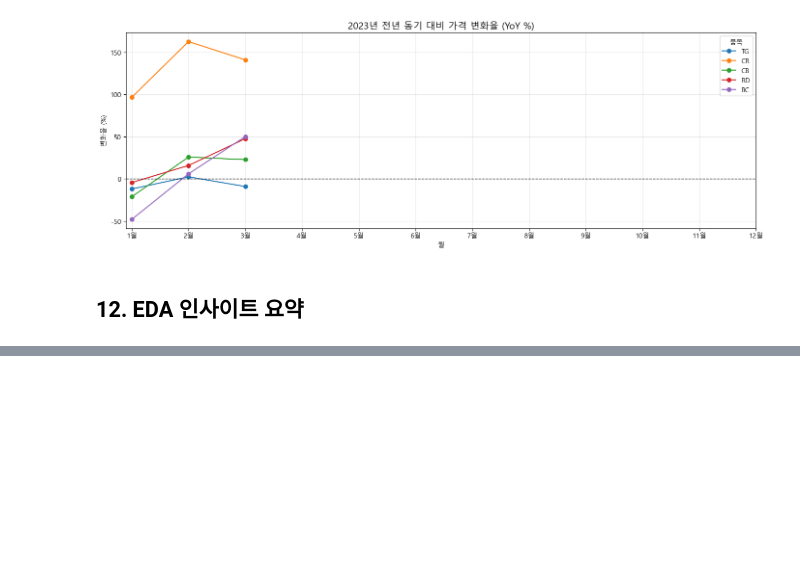
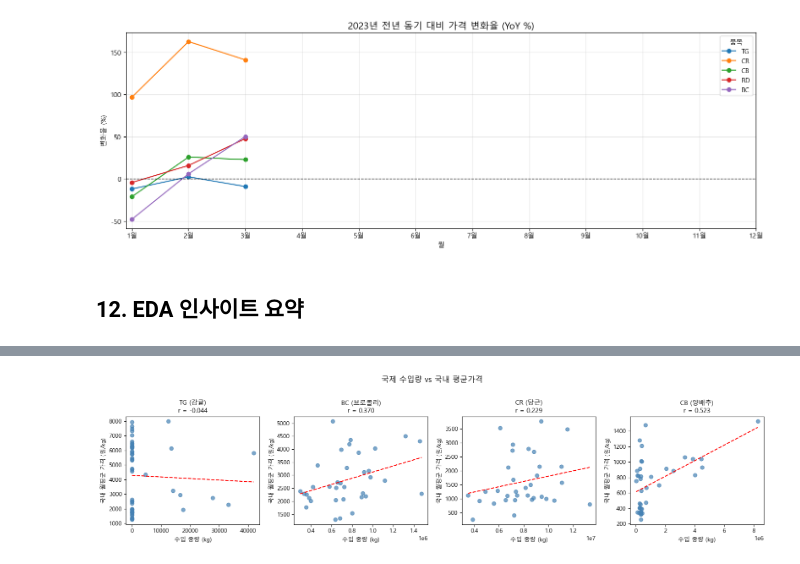
Before and after one commit to chul3224/Tomorrow-Jeju, a Jupyter notebook: shin-wc/EDA.ipynb, the cells around one changed output, grey strips where cells are left out. Cells and saved outputs as stored; diff of their text form; code cells hidden in the pictures; blank space fills up the shorter version.

```diff
--- a/shin-wc/EDA.ipynb
+++ b/shin-wc/EDA.ipynb
@@ -1279,0 +1927,25 @@ if date_col and target_col and 'year' in train.columns and 'month' in train.colu
+# %%
+
+# ── 12-5. 수입량 vs 국내 가격 산점도 시각화 ──────────────────────────
+fig, axes = plt.subplots(1, len(mapped_items), figsize=(16, 4))
+
+for i, item_code in enumerate(mapped_items):
+    df_m = merged[merged['item'] == item_code]
+    ax = axes[i]
+    ax.scatter(df_m['수입 중량'], df_m['avg_price'], alpha=0.7, color='steelblue', s=40)
+    # 추세선
+    if len(df_m) > 2:
+        z = np.polyfit(df_m['수입 중량'], df_m['avg_price'], 1)
+        p = np.poly1d(z)
+        x_line = np.linspace(df_m['수입 중량'].min(), df_m['수입 중량'].max(), 100)
+        ax.plot(x_line, p(x_line), 'r--', linewidth=1.5)
+        corr = df_m['수입 중량'].corr(df_m['avg_price'])
+        ax.set_title(f'{item_code} ({item_names[item_code]})\nr = {corr:.3f}', fontsize=11)
+    ax.set_xlabel('수입 중량 (kg)')
+    ax.set_ylabel('국내 월평균 가격 (원/kg)')
+
+plt.suptitle('국제 수입량 vs 국내 평균가격', fontsize=13, y=1.02)
+plt.tight_layout()
+plt.show()
+# %% [output]
+[figure, added]
```
Also changed, not shown: parts of 35 cells of this notebook.
